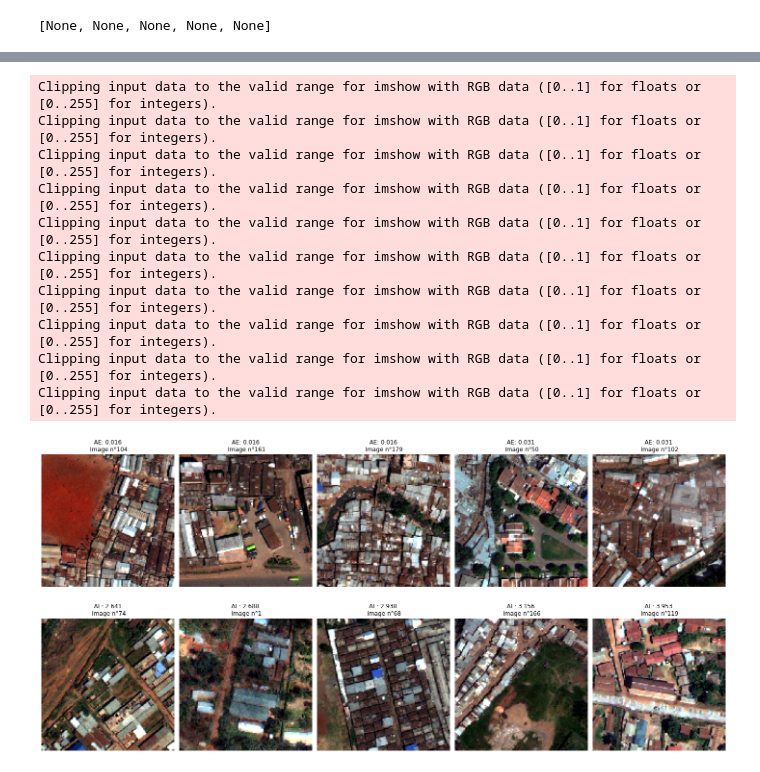
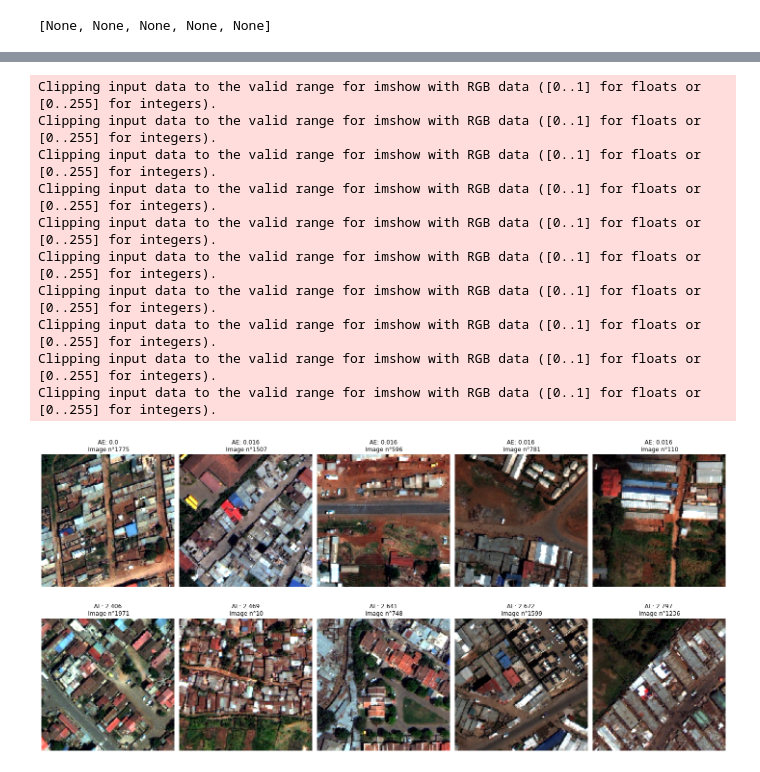
Before and after one commit to tgrippa/Partimap, a Jupyter notebook: Notebooks/CNN_model_hpTune.ipynb, the cells around one changed output, grey strips where cells are left out. Saved outputs shown, nothing was run; the diff lists cells and outputs as text; code cells hidden in the pictures.

Commit message:
fix issue with BestWorse display wrong Idx

```diff
--- a/Notebooks/CNN_model_hpTune.ipynb
+++ b/Notebooks/CNN_model_hpTune.ipynb
@@ -307,14 +307,14 @@ plt.show()
 the proportion of training+validation and test follows the rule of thumb, 70% vs 30%.
 # %%
 # Split the inputs. Note that variable 'stack' is the X (imagery), and variable 'score' is the Y (labels).
-x_train, x_val, y_train, y_val = train_test_split(
-    stack, scores, test_size = 0.1, random_state = SEED) # specify the random state to ensure replicable output across multiple function calls.
+x_train, x_test, y_train, y_test, idx_train, idx_test = train_test_split(
+    stack, scores, photo_id, test_size = 0.1, random_state = SEED) # specify the random state to ensure replicable output across multiple function calls.
 
 # Check the shape of each sub-dataset
 print(x_train.shape)
 print(y_train.shape)
-print(x_val.shape)
-print(y_val.shape)
+print(x_test.shape)
+print(y_test.shape)
 # %% [output]
 (1804, 128, 128, 4)
 (1804, 1)
@@ -966,7 +990,9 @@ plt.show()
 In this step, we will configure the model by reloading the weights of best performance through training, and apply it on both the training and validation datasets. The scatter plots will be created to evaluate the model prediction by comparing training and validation datasets, to see if there are over-/under-estimation or over-fitting etc.
 # %%
 # Load and build the model with the best HP
-best_model = VGG_model(best_hp_C)
+best_model = VGG_model(best_hp_B)
+#best_model = VGG_model(best_hp_C)
+# Build the model with input shape
 best_model.build(x_val.shape)
 # Load the weights from the best checkpoint
 best_model.load_weights(checkpoint_filepath)
@@ -974,7 +1000,7 @@ best_model.load_weights(checkpoint_filepath)
 ## 4.2 Applying the model on validation datasets
 # %%
 # run the model on the train and test datasets
-y_pred_val = best_model.predict(x_val)
+y_pred_test = best_model.predict(x_test)
 y_pred_train = best_model.predict(x_train)
 # %%
 # calculate the R2 Score and RMSE
@@ -1044,7 +1070,7 @@ plt.show()
 ## 4.3 Visualize the best and worse predictions
 # %%
 # Get list of image id and corresponding Absolute Error
-pred_val_score = [(int(x[0][0]),np.round(np.abs(x[2][0]-x[1][0]),3)) for x in zip(photo_id.tolist(), y_val.tolist(), y_pred_val.tolist())]
+pred_val_score = [(int(x[0][0]),np.round(np.abs(x[2][0]-x[1][0]),3),x[3]) for x in zip(idx_test.tolist(), y_test.tolist(), y_pred_test.tolist(),x_test.tolist())]
 pred_val_score = sorted(pred_val_score, key=lambda x: x[1])
 pred_val_score_bestworse = []
 [pred_val_score_bestworse.append(x) for x in pred_val_score[:5]] #Best
@@ -1054,31 +1086,31 @@ pred_val_score_bestworse = []
 # %%
 # Visualize the best and worse predictions
 plt.rcParams["figure.facecolor"] = 'w'
 plt.figure(figsize=(20, 10))
 for i in range(len(pred_val_score_bestworse)):
     if i<=2:
         ax = plt.subplot(2, 5, i + 1)
-        plt.imshow(Norma_Xpercentile(x_val[int(pred_val_score_bestworse[i][0])]))
+        plt.imshow(Norma_Xpercentile(np.array(pred_val_score_bestworse[i][2])))
         plt.axis("off")
         plt.title("AE: %s\n Image n°%s"%(pred_val_score_bestworse[i][1],pred_val_score_bestworse[i][0]))
     else:
         ax = plt.subplot(2, 5, i + 1)
-        plt.imshow(Norma_Xpercentile(x_val[int(pred_val_score_bestworse[i][0])]))
+        plt.imshow(Norma_Xpercentile(np.array(pred_val_score_bestworse[i][2])))
         plt.axis("off")
         plt.title("AE: %s\n Image n°%s"%(pred_val_score_bestworse[i][1],pred_val_score_bestworse[i][0]))
 
 #plt.subplots_adjust(hspace=0.001)
 plt.tight_layout()
 plt.savefig(os.path.join(results_path,'Best_Worse_Prediction.png'), dpi=300, bbox_inches='tight')
 # %% [output]
 Clipping input data to the valid range for imshow with RGB data ([0..1] for floats or [0..255] for integers).
 Clipping input data to the valid range for imshow with RGB data ([0..1] for floats or [0..255] for integers).
 Clipping input data to the valid range for imshow with RGB data ([0..1] for floats or [0..255] for integers).
 Clipping input data to the valid range for imshow with RGB data ([0..1] for floats or [0..255] for integers).
 Clipping input data to the valid range for imshow with RGB data ([0..1] for floats or [0..255] for integers).
 Clipping input data to the valid range for imshow with RGB data ([0..1] for floats or [0..255] for integers).
 Clipping input data to the valid range for imshow with RGB data ([0..1] for floats or [0..255] for integers).
 Clipping input data to the valid range for imshow with RGB data ([0..1] for floats or [0..255] for integers).
 Clipping input data to the valid range for imshow with RGB data ([0..1] for floats or [0..255] for integers).
 Clipping input data to the valid range for imshow with RGB data ([0..1] for floats or [0..255] for integers).
-[figure, old version]
+[figure, new version]
```
Also changed, not shown: parts of 8 cells of this notebook.
